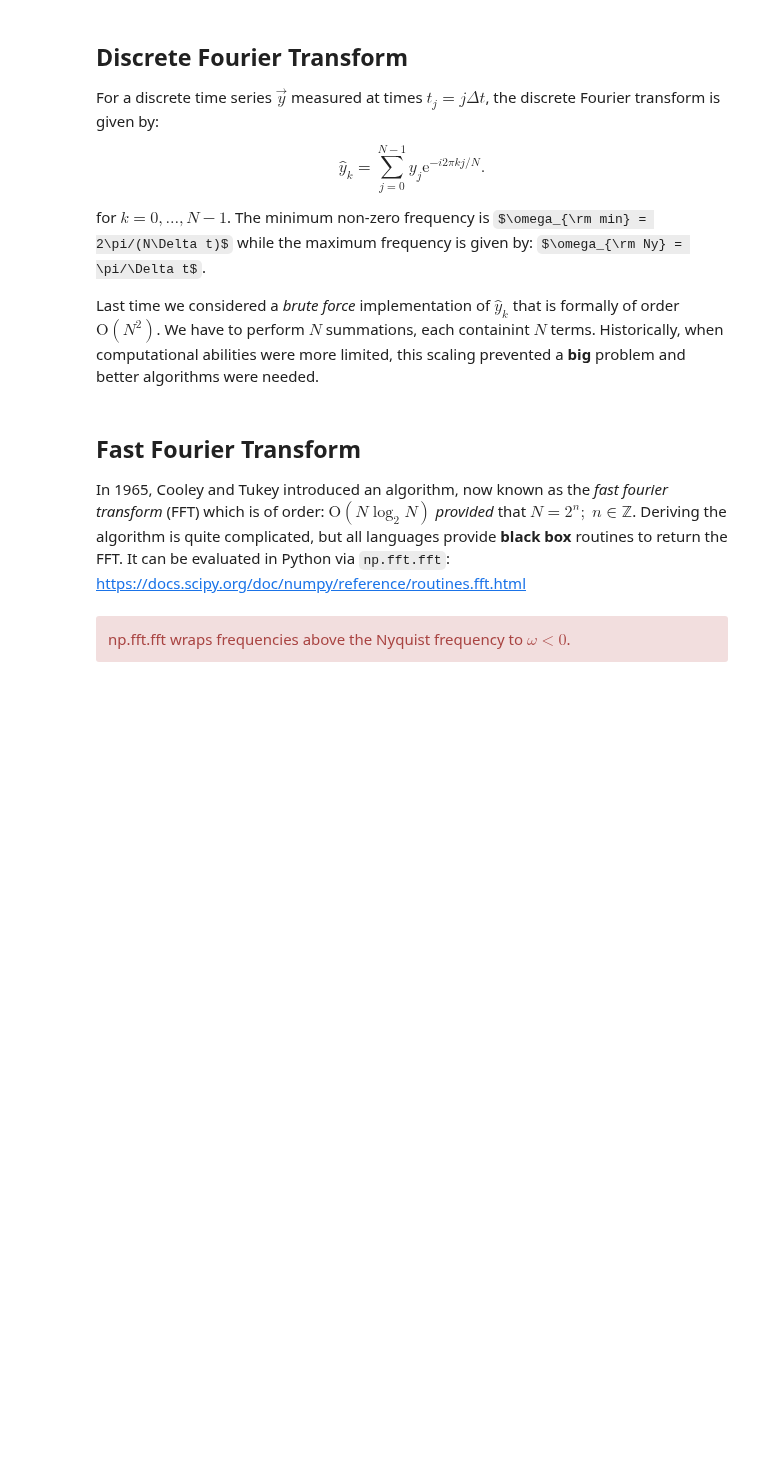
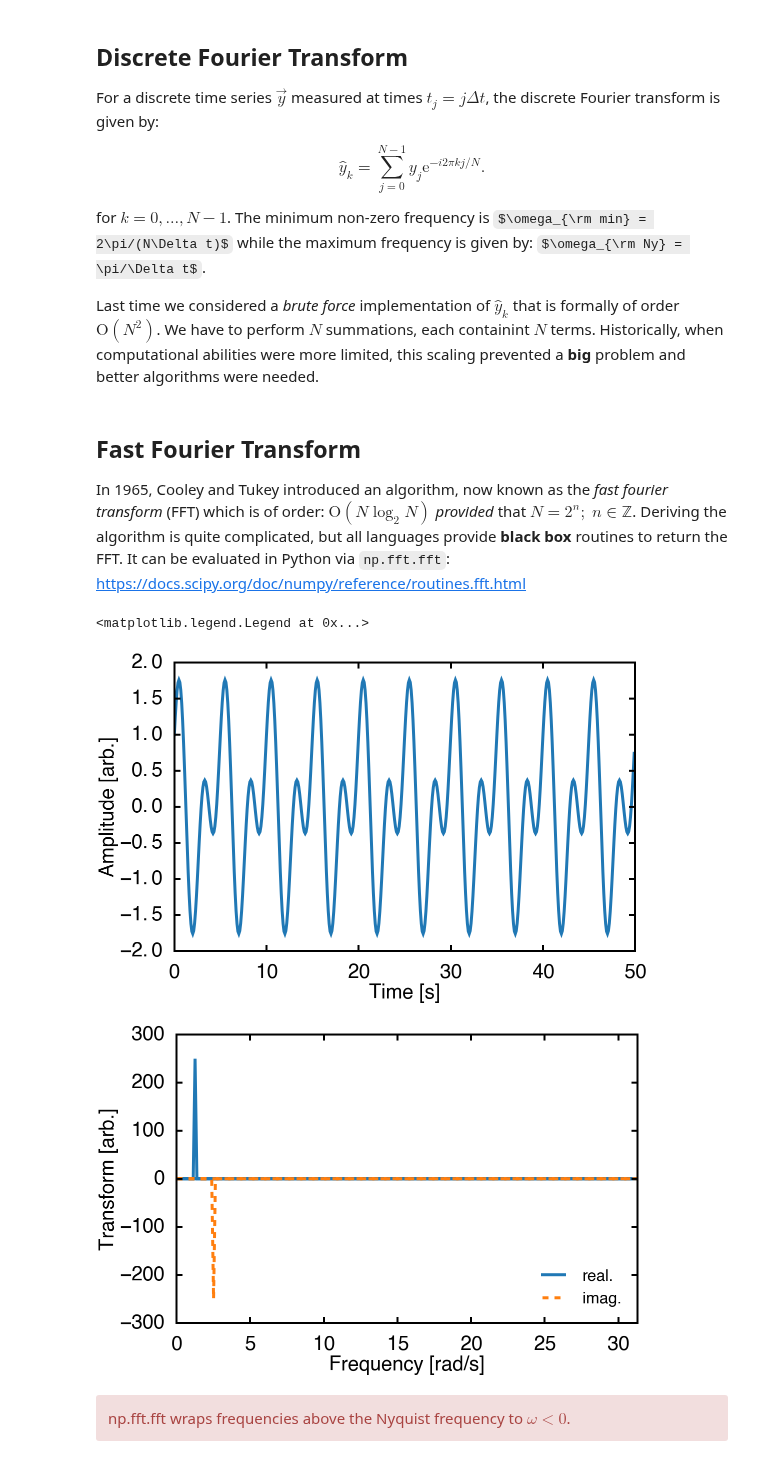
Before and after one commit to agdelma/IntroCompPhysics, a Jupyter notebook: Notebooks/22_FFT.ipynb, the cells around one changed output. Drawn from its saved outputs; the diff is of its cells as text; code cells hidden in the pictures; some formulas as TeX source; blank space fills up the shorter version.

```diff
--- a/Notebooks/22_FFT.ipynb
+++ b/Notebooks/22_FFT.ipynb
@@ -65,27 +65,32 @@ def fast_fourier_transform(t,y):
 # %%
 # the time series
 Δt = 0.1
 t = np.arange(0.0,50.0,Δt)
 ω0 = 2.0*π*(0.2)
-ϕ = 0.0
+ϕ = 0.5*π
 y = np.sin(ω0*t + ϕ) + np.sin(2*ω0*t)
 
 # Plot the time series
 plt.figure(1)
 plt.plot(t,y)
 plt.xlabel('Time [s]')
 plt.ylabel('Amplitude [arb.]')
 
 # Get the discrete FT
 ω,ŷ = fast_fourier_transform(t,y)
 
 # Plot the real and imaginary parts of the DFT
 plt.figure(2)
 plt.plot(ω,ŷ.real,label='real.')
 plt.plot(ω,ŷ.imag,linestyle='--',label='imag.')
+plt.xlim(0,np.max(ω))
 plt.xlabel('Frequency [rad/s]')
 plt.ylabel('Transform [arb.]')
 plt.legend(loc='lower right')
+# %% [output]
+<matplotlib.legend.Legend at 0x...>
+[figure, added]
+[figure, added]
 # %% [markdown]
 <div class="span alert alert-danger">
 np.fft.fft wraps frequencies above the Nyquist frequency to $\omega < 0$.
```
Also changed, not shown: parts of 3 cells of this notebook, 1 other file.
